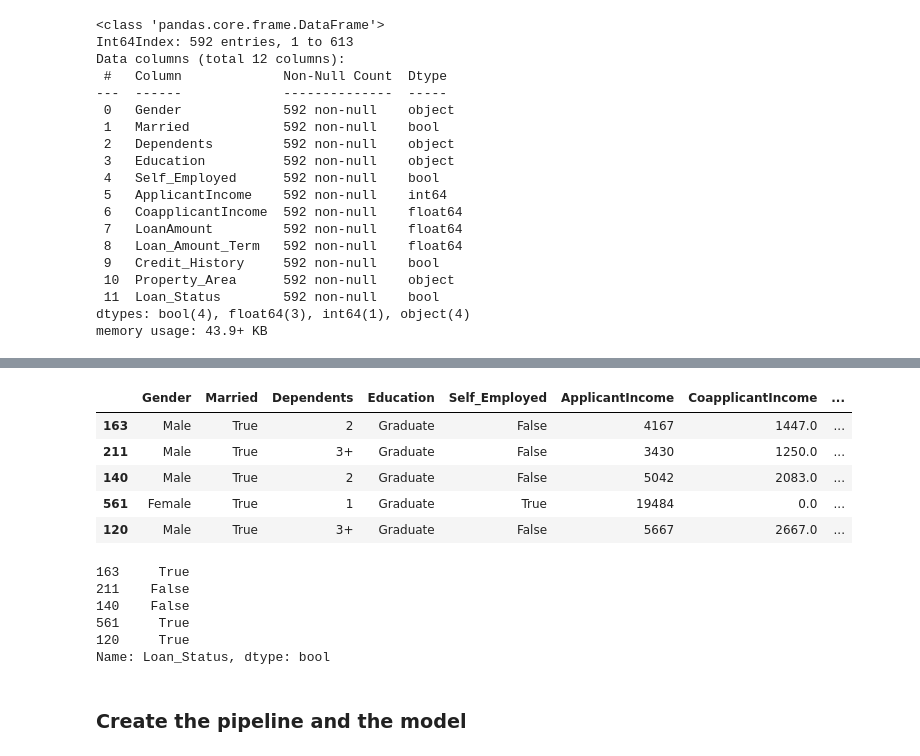
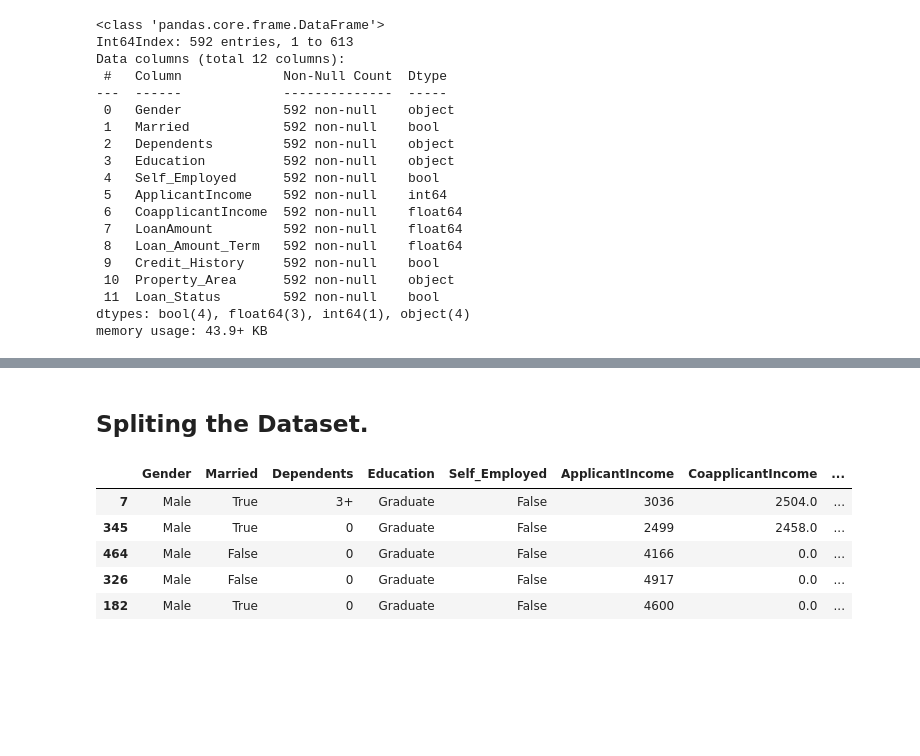
Before and after one commit to AirPro/freidrd-final-project-alternate, a Jupyter notebook: Loan_Data.ipynb, the cells around one changed output, grey strips where cells are left out. Drawn from its saved outputs; the diff is of its cells as text; code cells hidden in the pictures; blank space fills up the shorter version.

```diff
--- a/Loan_Data.ipynb
+++ b/Loan_Data.ipynb
@@ -459,3 +475,12 @@ memory usage: 43.9+ KB
+# %% [markdown]
+## Spliting the Dataset.
 # %%
-# initialize the train test set
-train_set, test_set = train_test_split(dfloan, test_size=0.2, random_state=32)
+train_set, test_set = train_test_split(dfloan, test_size=0.2, random_state=45)
+train_set.head()
+# %% [output]
+|  | Gender | Married | Dependents | Education | Self_Employed | ApplicantIncome | CoapplicantIncome | ... |
+| 7 | Male | True | 3+ | Graduate | False | 3036 | 2504.0 | ... |
+| 345 | Male | True | 0 | Graduate | False | 2499 | 2458.0 | ... |
+| 464 | Male | False | 0 | Graduate | False | 4166 | 0.0 | ... |
+| 326 | Male | False | 0 | Graduate | False | 4917 | 0.0 | ... |
+| 182 | Male | True | 0 | Graduate | False | 4600 | 0.0 | ... |
@@ -467,19 +486,0 @@ loan_y = train_set['Loan_Status'].copy()
-# %%
-# display the two variables
-display(loan_X.head())
-display(loan_y.head())
-# %% [output]
-|  | Gender | Married | Dependents | Education | Self_Employed | ApplicantIncome | CoapplicantIncome | ... |
-| 163 | Male | True | 2 | Graduate | False | 4167 | 1447.0 | ... |
-| 211 | Male | True | 3+ | Graduate | False | 3430 | 1250.0 | ... |
-| 140 | Male | True | 2 | Graduate | False | 5042 | 2083.0 | ... |
-| 561 | Female | True | 1 | Graduate | True | 19484 | 0.0 | ... |
-| 120 | Male | True | 3+ | Graduate | False | 5667 | 2667.0 | ... |
-163     True
-211    False
-140    False
-561     True
-120     True
-Name: Loan_Status, dtype: bool
-# %% [markdown]
-### Create the pipeline and the model
```
Also changed, not shown: parts of 5 cells of this notebook.
